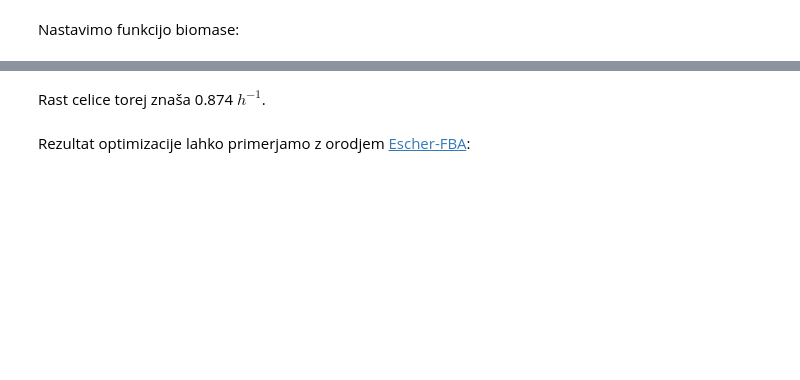
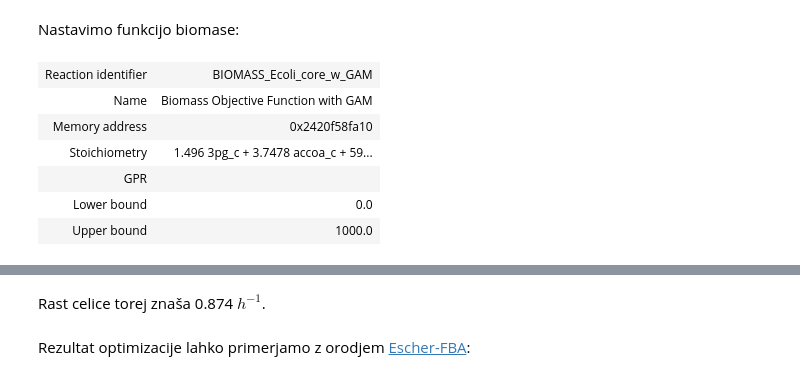
Before and after one commit to mmoskon/BioMed2223, a Jupyter notebook: 00_basic.ipynb, the cells around one changed output, grey strips where cells are left out. Drawn from its saved outputs; the diff is of its cells as text; code cells hidden in the pictures; blank space fills up the shorter version.

```diff
--- a/00_basic.ipynb
+++ b/00_basic.ipynb
@@ -26,5 +45,15 @@ model
 # %% [markdown]
 Nastavimo funkcijo biomase:
+# %%
+model.reactions.get_by_id('BIOMASS_Ecoli_core_w_GAM')
+# %% [output]
+| Reaction identifier | BIOMASS_Ecoli_core_w_GAM |
+| Name | Biomass Objective Function with GAM |
+| Memory address | 0x2420f58fa10 |
+| Stoichiometry | 1.496 3pg_c + 3.7478 accoa_c + 59... |
+| GPR |  |
+| Lower bound | 0.0 |
+| Upper bound | 1000.0 |
 # %%
 r_biomass = model.reactions.get_by_id('BIOMASS_Ecoli_core_w_GAM')
 r_biomass
```
Also changed, not shown: parts of 23 cells of this notebook, 10 other files.
